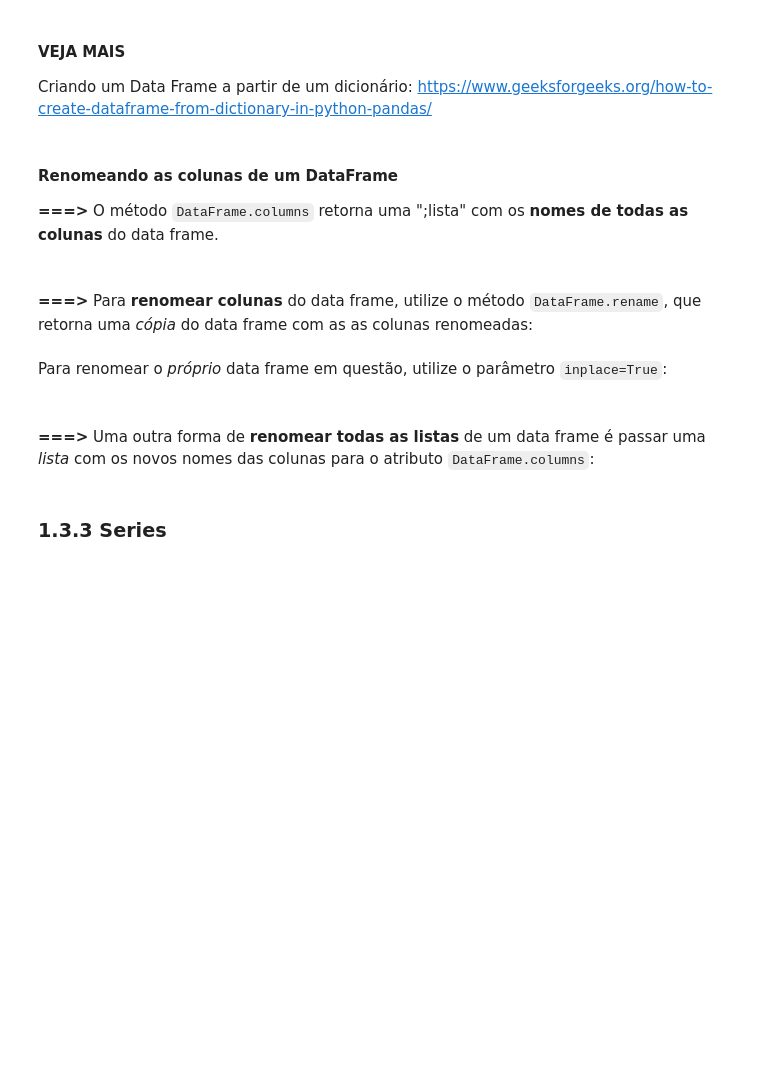
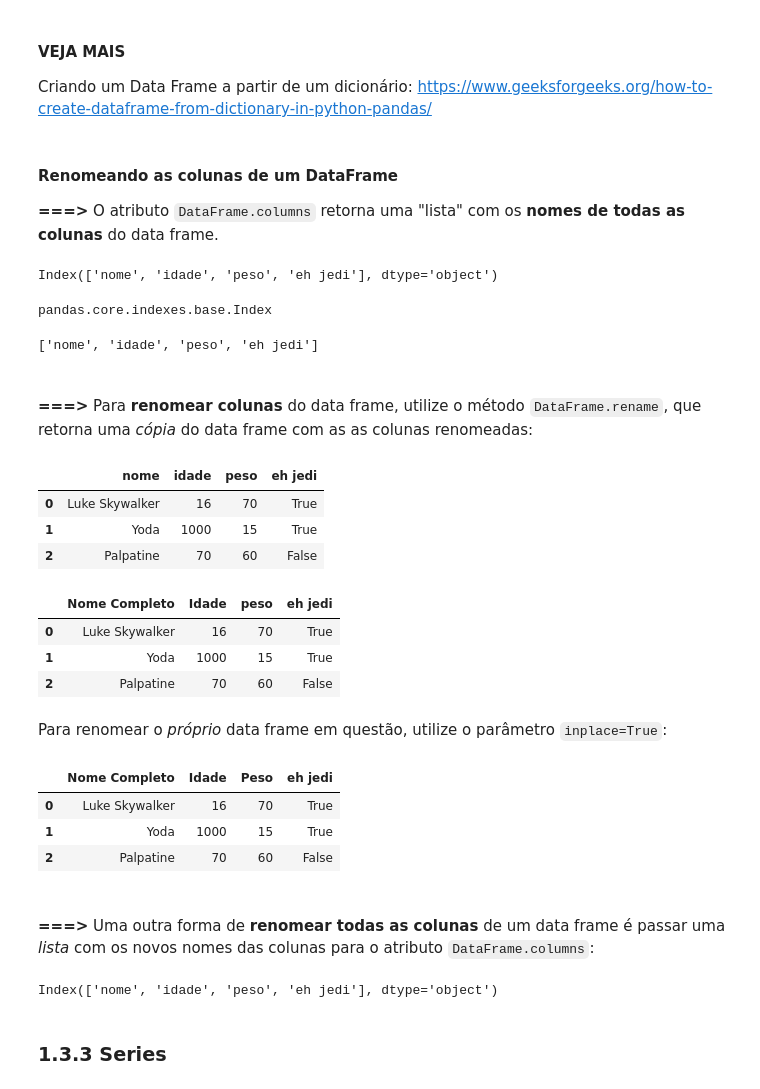
Before and after one commit to enzortorres/python, a Jupyter notebook: estudos/pandas/exercicios/manipulacao_de_dados_codigo_base.ipynb, the cells around one changed output. Drawn from its saved outputs; the diff is of its cells as text; code cells hidden in the pictures; blank space fills up the shorter version.

```diff
--- a/estudos/pandas/exercicios/manipulacao_de_dados_codigo_base.ipynb
+++ b/estudos/pandas/exercicios/manipulacao_de_dados_codigo_base.ipynb
@@ -154,8 +192,27 @@ alunos_df
 Criando um Data Frame a partir de um dicionário: https://www.geeksforgeeks.org/how-to-create-dataframe-from-dictionary-in-python-pandas/
 # %% [markdown]
 #### **Renomeando as colunas de um DataFrame**
-**===>** O método `DataFrame.columns` retorna uma ";lista" com os **nomes de todas as colunas** do data frame.
+**===>** O atributo `DataFrame.columns` retorna uma "lista" com os **nomes de todas as colunas** do data frame.
+# %%
+personagens_df.columns
+# %% [output]
+Index(['nome', 'idade', 'peso', 'eh jedi'], dtype='object')
+# %%
+type(personagens_df.columns)
+# %% [output]
+pandas.core.indexes.base.Index
+# %%
+list(personagens_df.columns)
+# %% [output]
+['nome', 'idade', 'peso', 'eh jedi']
 # %% [markdown]
 <br/>
 
 **===>** Para **renomear colunas** do data frame, utilize o método `DataFrame.rename`, que retorna uma _cópia_ do data frame com as as colunas renomeadas:
+# %%
+personagens_df
+# %% [output]
+|  | nome | idade | peso | eh jedi |
+| 0 | Luke Skywalker | 16 | 70 | True |
+| 1 | Yoda | 1000 | 15 | True |
+| 2 | Palpatine | 70 | 60 | False |
@@ -162,2 +224,9 @@ Criando um Data Frame a partir de um dicionário: https://www.geeksforgeeks.org/
+# %%
+personagens_df_renomeado
+# %% [output]
+|  | Nome Completo | Idade | peso | eh jedi |
+| 0 | Luke Skywalker | 16 | 70 | True |
+| 1 | Yoda | 1000 | 15 | True |
+| 2 | Palpatine | 70 | 60 | False |
 # %% [markdown]
 Para renomear o _próprio_ data frame em questão, utilize o parâmetro `inplace=True`:
@@ -164,4 +237,15 @@ Para renomear o _próprio_ data frame em questão, utilize o parâmetro `inplace
+# %%
+personagens_df_renomeado
+# %% [output]
+|  | Nome Completo | Idade | Peso | eh jedi |
+| 0 | Luke Skywalker | 16 | 70 | True |
+| 1 | Yoda | 1000 | 15 | True |
+| 2 | Palpatine | 70 | 60 | False |
 # %% [markdown]
 <br/>
 
-**===>** Uma outra forma de **renomear todas as listas** de um data frame é passar uma _lista_ com os novos nomes das colunas para o atributo `DataFrame.columns`:
+**===>** Uma outra forma de **renomear todas as colunas** de um data frame é passar uma _lista_ com os novos nomes das colunas para o atributo `DataFrame.columns`:
+# %%
+personagens_df.columns
+# %% [output]
+Index(['nome', 'idade', 'peso', 'eh jedi'], dtype='object')
```
Also changed, not shown: parts of 9 cells of this notebook, 1 other file.
